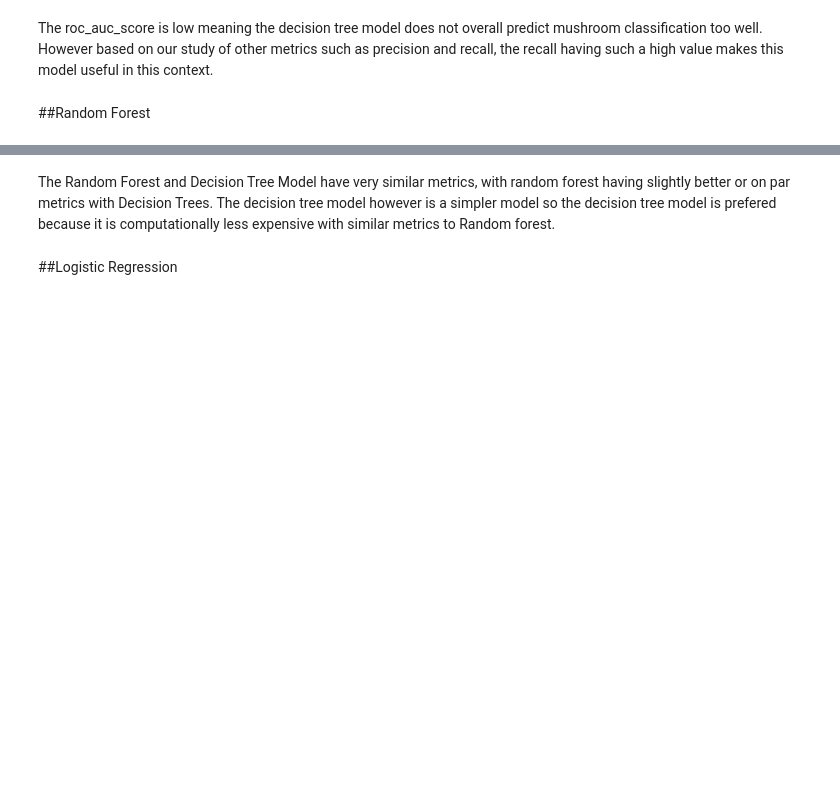
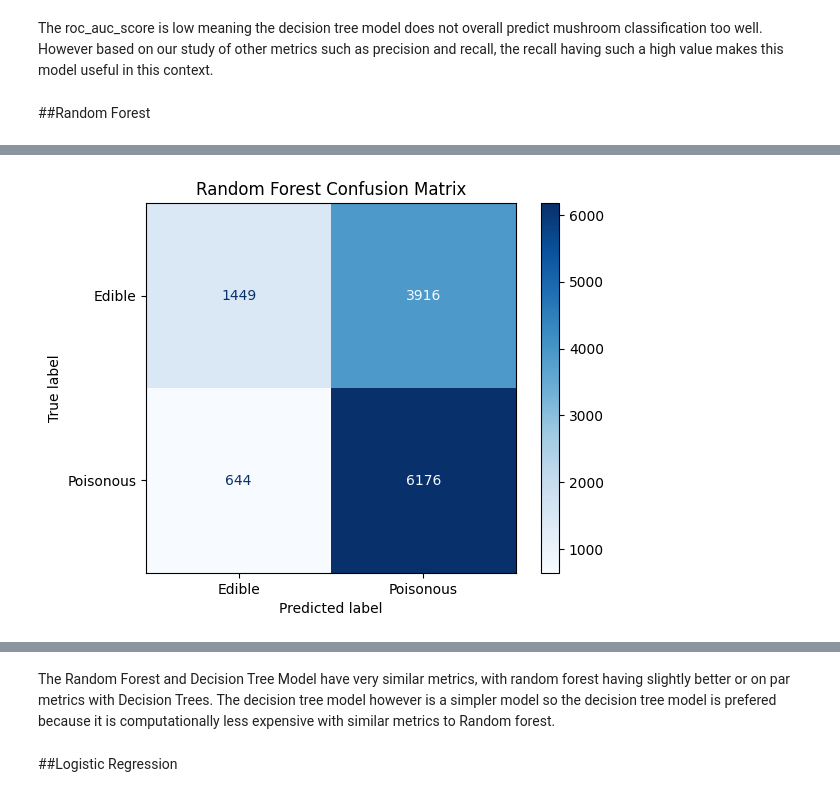
Before and after one commit to sascott9655/ADS-504-Mushroom-Classification-Project, a Jupyter notebook: Final_Project_Mushroom_Classification.ipynb, the cells around one changed output, grey strips where cells are left out. Saved outputs shown, nothing was run; the diff lists cells and outputs as text; code cells hidden in the pictures; blank space fills up the shorter version.

```diff
--- a/Final_Project_Mushroom_Classification.ipynb
+++ b/Final_Project_Mushroom_Classification.ipynb
@@ -499,7 +502,9 @@ rf_cv_scores.mean()
 # %%
-ConfusionMatrixDisplay.from_predictions(y_test_ord, rf_pred, cmaps='Blues')
+ConfusionMatrixDisplay.from_predictions(y_test_ord, rf_pred, cmap='Blues')
 plt.title('Random Forest Confusion Matrix')
 plt.show()
+# %% [output]
+[figure, added]
 # %%
 precision_rf = precision_score(y_test_ord, rf_pred, pos_label="Poisonous")
 precision_rf
```
Also changed, not shown: parts of 24 cells of this notebook.
